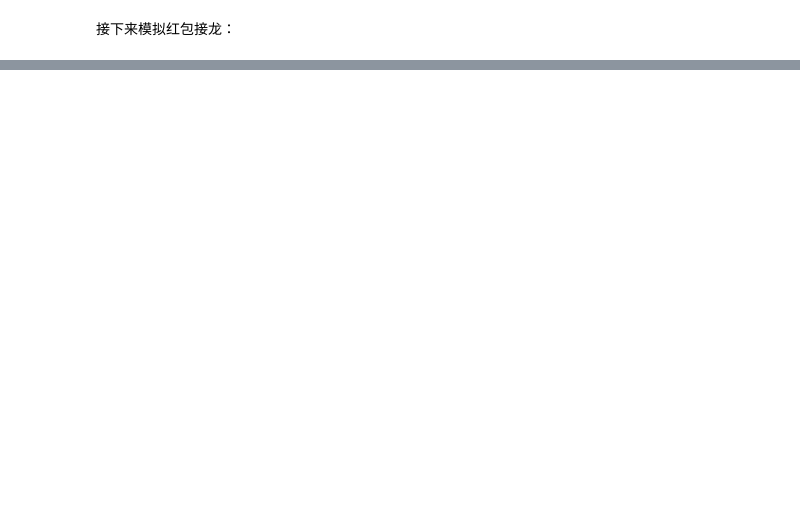
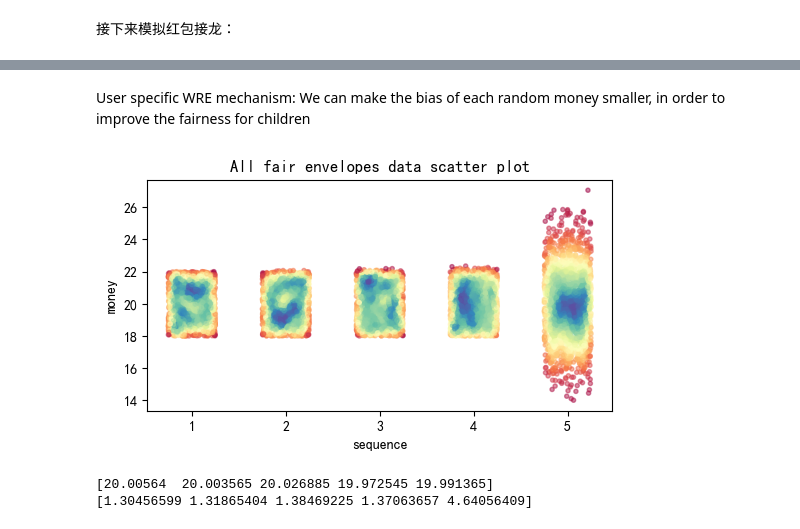
Before and after one commit to qinchao2022/SI140A-project, a Jupyter notebook: main.ipynb, the cells around one changed output, grey strips where cells are left out. Drawn from its saved outputs; the diff is of its cells as text; code cells hidden in the pictures; blank space fills up the shorter version.

Commit message:
fairness

```diff
--- a/main.ipynb
+++ b/main.ipynb
@@ -327,0 +328,23 @@ interrupting end of game with 1811 times in 30 people
+# %% [markdown]
+User specific WRE mechanism: We can make the bias of each random money smaller, in order to improve the fairness for children
+# %%
+fair_envelopes = generate_fair_envelopes(100, 5, 2000)
+
+plt.figure(figsize=(6,3))
+plt.xlabel("sequence")
+plt.ylabel("money")
+for i in range(5):
+    x = np.random.random(2000)
+    x = x / 2 + i + 0.75
+    xy = np.vstack([x,fair_envelopes[i]])
+    z = gaussian_kde(xy)(xy)
+    plt.scatter(x, fair_envelopes[i], c=z, marker='.', alpha=0.5, cmap='Spectral')
+plt.title("All fair envelopes data scatter plot")
+plt.show()
+# print mean of envelope 0 to 4
+print(np.mean(fair_envelopes, axis=1))
+print(np.var(fair_envelopes, axis=1))
+# %% [output]
+[figure, added]
+[20.00564  20.003565 20.026885 19.972545 19.991365]
+[1.30456599 1.31865404 1.38469225 1.37063657 4.64056409]
```
Also changed, not shown: parts of 18 cells of this notebook, 1 other file.
